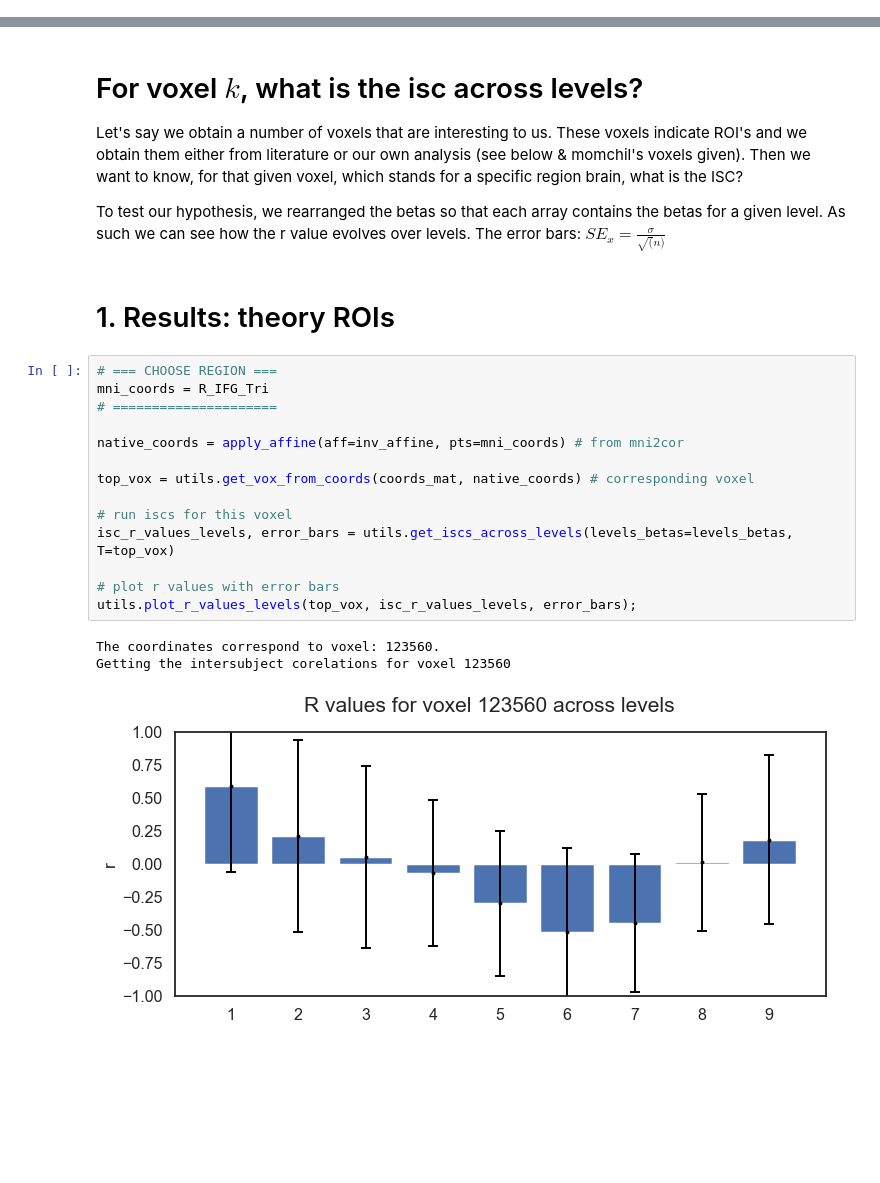
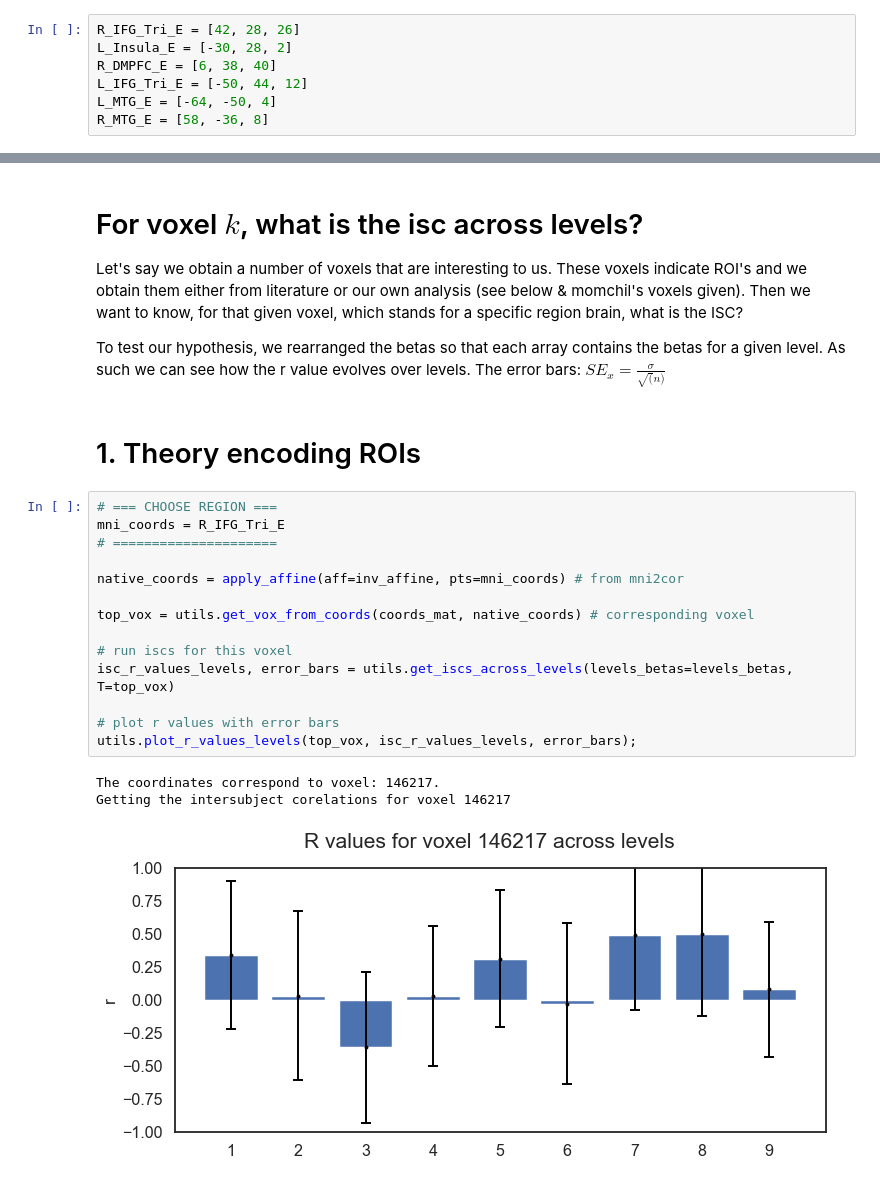
Before and after one commit to tomov/VGDL-fMRI-Python-Data-Analysis, a Jupyter notebook: Multivariate_analyses_Daphne/from_vox_to_corrs.ipynb, the cells around one changed output, grey strips where cells are left out. Saved outputs shown, nothing was run; the diff lists cells and outputs as text; blank space fills up the shorter version.

```diff
--- a/Multivariate_analyses_Daphne/from_vox_to_corrs.ipynb
+++ b/Multivariate_analyses_Daphne/from_vox_to_corrs.ipynb
@@ -70 +78,8 @@ inv_affine = inv(mask_nii.affine) # get the transformation matrix
+# %%
+R_IFG_Tri_E = [42, 28, 26]
+L_Insula_E = [-30, 28, 2]
+R_DMPFC_E = [6, 38, 40]
+L_IFG_Tri_E = [-50, 44, 12]
+L_MTG_E = [-64, -50, 4]
+R_MTG_E = [58, -36, 8]
 # %% [markdown]
@@ -107,24 +113,24 @@ Let's say we obtain a number of voxels that are interesting to us. These voxels
 
 To test our hypothesis, we rearranged the betas so that each array contains the betas for a given level. As such we can see how the r value evolves over levels. The error bars: $SE_x = \frac{\sigma}{\sqrt(n)}$
 # %% [markdown]
-# 1. Results: theory ROIs
+# 1. Theory encoding ROIs
 # %%
 # === CHOOSE REGION ===
-mni_coords = R_IFG_Tri
+mni_coords = R_IFG_Tri_E
 # =====================
 
 native_coords = apply_affine(aff=inv_affine, pts=mni_coords) # from mni2cor
 
 top_vox = utils.get_vox_from_coords(coords_mat, native_coords) # corresponding voxel
 
 # run iscs for this voxel
 isc_r_values_levels, error_bars = utils.get_iscs_across_levels(levels_betas=levels_betas, T=top_vox)
 
 # plot r values with error bars
 utils.plot_r_values_levels(top_vox, isc_r_values_levels, error_bars);
 # %% [output]
-The coordinates correspond to voxel: 123560.
-Getting the intersubject corelations for voxel 123560
+The coordinates correspond to voxel: 146217.
+Getting the intersubject corelations for voxel 146217
-[figure, old version]
+[figure, new version]
 # %%
 # === CHOOSE REGION ===
```
Also changed, not shown: parts of 18 cells of this notebook, 2 other files.
